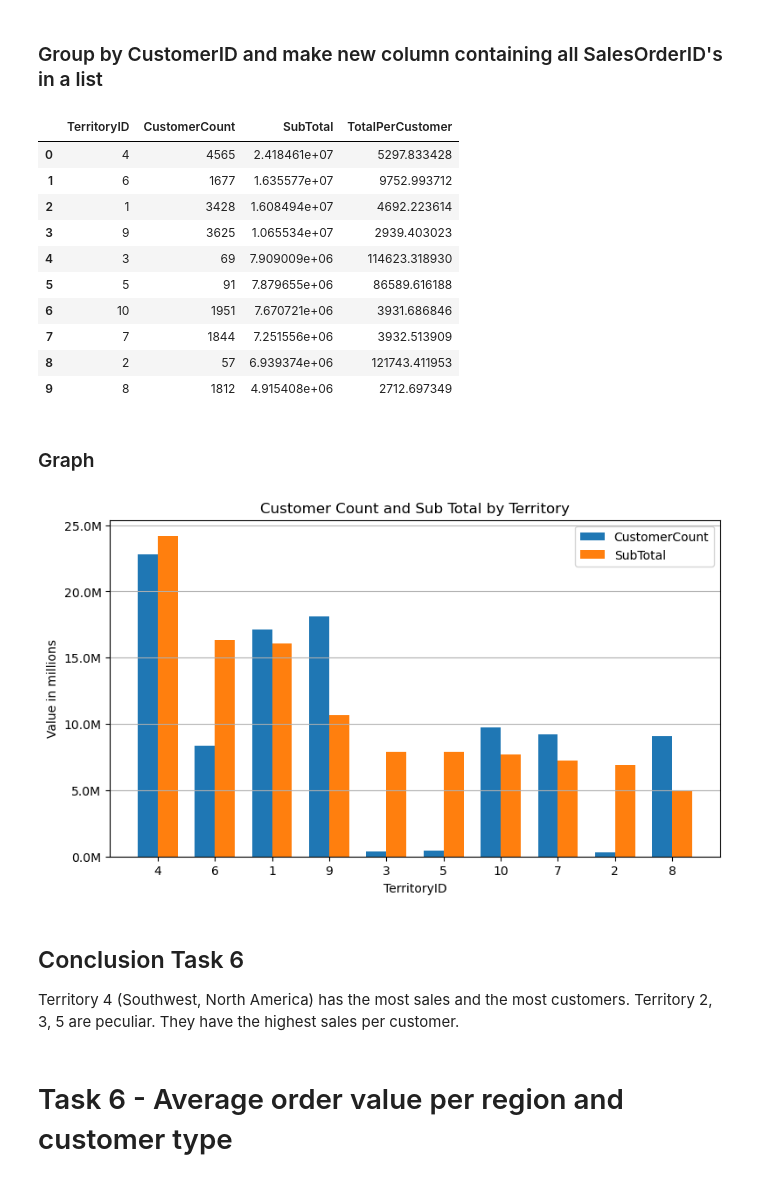
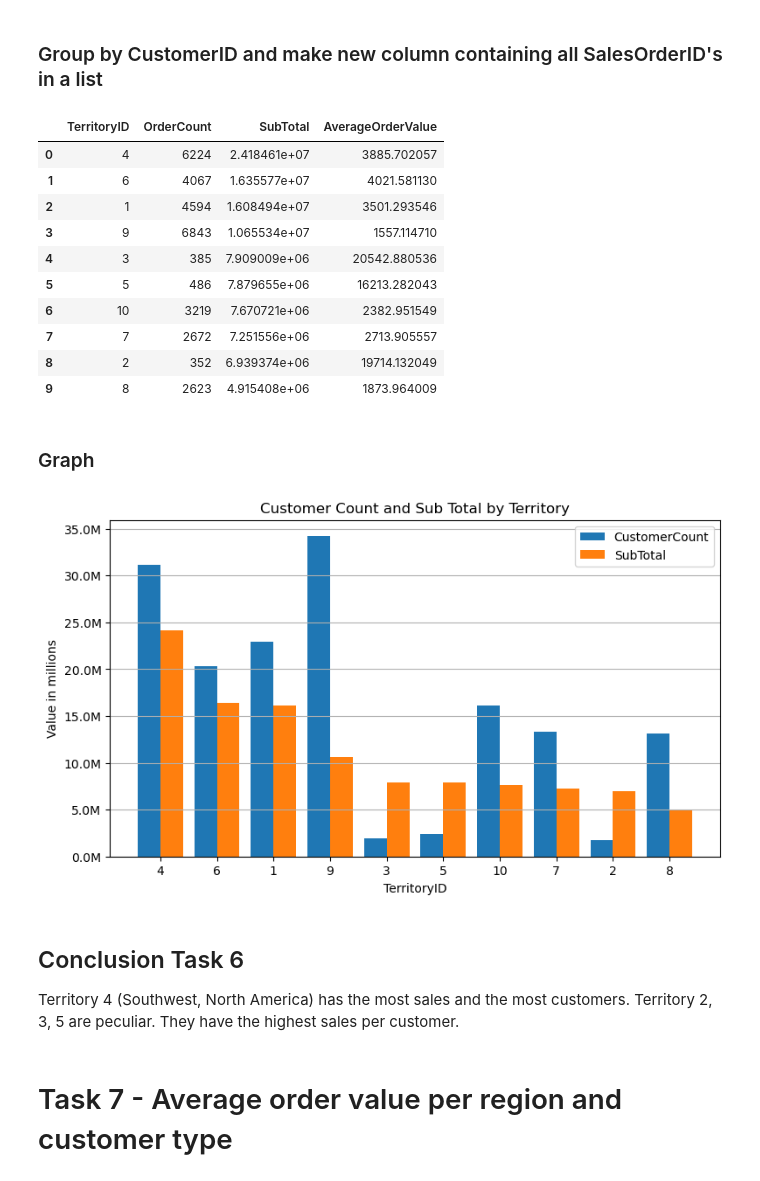
Before and after one commit to markusgunnar/AdventureWorks2025, a Jupyter notebook: Results_Rework.ipynb, the cells around one changed output. Cells and saved outputs as stored; diff of their text form; code cells hidden in the pictures.

Commit message:
Finished Task 7. Wrote Conclusion for Task 3

```diff
--- a/Results_Rework.ipynb
+++ b/Results_Rework.ipynb
@@ -511,10 +515,12 @@ Product 782 dominates the top 10 list at 4,406,151.2662 whereas Subcategory 2 do
 ### Create DataFrame of SalesOrderID, CustomerID, TerritoryID and SubTotal
 # %%
 sales_query = """
-SELECT SalesOrderID, CustomerID, TerritoryID, SubTotal
+SELECT SalesOrderID, SalesPersonID, CustomerID, TerritoryID, SubTotal
 FROM Sales.SalesOrderHeader
 """
 
-sales_df2 = query_df(sales_query)
-sales_df2
+all_sales = query_df(sales_query)
+all_sales = all_sales.fillna(-1)
+
+all_sales
 # %% [output]
@@ -534,64 +540,53 @@ sales_df2
 # %% [markdown]
 ### Group by CustomerID and make new column containing all SalesOrderID's in a list
 # %%
-customer_orders_df = (
-    sales_df2
-    .groupby("CustomerID", as_index=False)
-    .agg({"SalesOrderID": list, "TerritoryID": "first", "SubTotal": "sum"})
-)
-
-# DataFrame with a list of Orders for each unique CustomerID and SubTotal
-customer_orders_df
-
 # Group by TerritoryID and get length of list of customers and SubTotal
-territory_df = (
-    customer_orders_df
+all_sales_territory = (
+    all_sales
     .groupby("TerritoryID", as_index=False)
     .agg({"TerritoryID": "first", "CustomerID": len, "SubTotal": "sum"})
 )
-territory_df.rename(columns={"CustomerID": "CustomerCount"}, inplace=True)
-territory_df = territory_df.sort_values(by="SubTotal", ascending=False).reset_index(drop=True)
-territory_df["TotalPerCustomer"] = territory_df["SubTotal"] / territory_df["CustomerCount"]
+all_sales_territory.rename(columns={"CustomerID": "OrderCount"}, inplace=True)
+all_sales_territory = all_sales_territory.sort_values(by="SubTotal", ascending=False).reset_index(drop=True)
+all_sales_territory["AverageOrderValue"] = all_sales_territory["SubTotal"] / all_sales_territory["OrderCount"]
 
-territory_df
+all_sales_territory
 # %% [output]
-|  | TerritoryID | CustomerCount | SubTotal | TotalPerCustomer |
-| 0 | 4 | 4565 | 2.418461e+07 | 5297.833428 |
-| 1 | 6 | 1677 | 1.635577e+07 | 9752.993712 |
-| 2 | 1 | 3428 | 1.608494e+07 | 4692.223614 |
-| 3 | 9 | 3625 | 1.065534e+07 | 2939.403023 |
-| 4 | 3 | 69 | 7.909009e+06 | 114623.318930 |
-| 5 | 5 | 91 | 7.879655e+06 | 86589.616188 |
-| 6 | 10 | 1951 | 7.670721e+06 | 3931.686846 |
-| 7 | 7 | 1844 | 7.251556e+06 | 3932.513909 |
-| 8 | 2 | 57 | 6.939374e+06 | 121743.411953 |
-| 9 | 8 | 1812 | 4.915408e+06 | 2712.697349 |
+|  | TerritoryID | OrderCount | SubTotal | AverageOrderValue |
+| 0 | 4 | 6224 | 2.418461e+07 | 3885.702057 |
+| 1 | 6 | 4067 | 1.635577e+07 | 4021.581130 |
+| 2 | 1 | 4594 | 1.608494e+07 | 3501.293546 |
+| 3 | 9 | 6843 | 1.065534e+07 | 1557.114710 |
+| 4 | 3 | 385 | 7.909009e+06 | 20542.880536 |
+| 5 | 5 | 486 | 7.879655e+06 | 16213.282043 |
+| 6 | 10 | 3219 | 7.670721e+06 | 2382.951549 |
+| 7 | 7 | 2672 | 7.251556e+06 | 2713.905557 |
+| 8 | 2 | 352 | 6.939374e+06 | 19714.132049 |
+| 9 | 8 | 2623 | 4.915408e+06 | 1873.964009 |
 # %% [markdown]
 ### Graph
 # %%
-x = np.arange(len(territory_df))   # x locations
-width = 0.35             # bar width
+x = np.arange(len(all_sales_territory))
+width = 0.4
 
 fig, ax = plt.subplots(figsize=(9, 5))
 
-#plt.figure(figsize=(8, 5))
-
-ax.bar(x - width/2, territory_df["CustomerCount"]*5000, width, label="CustomerCount")
-ax.bar(x + width/2, territory_df["SubTotal"], width, label="SubTotal")
+ax.bar(x - width/2, all_sales_territory["CustomerCount"]*5000, width, label="CustomerCount")
+ax.bar(x + width/2, all_sales_territory["SubTotal"], width, label="SubTotal")
 ax.yaxis.set_major_formatter(ticker.FuncFormatter(millions))
-ax.set_xticks(x, territory_df["TerritoryID"])
+ax.set_xticks(x, all_sales_territory["TerritoryID"])
 ax.set_xlabel("TerritoryID")
 ax.set_ylabel("Value in millions")
 ax.set_title("Customer Count and Sub Total by Territory")
 ax.grid(axis="y")
 ax.legend()
 
 plt.show()
 # %% [output]
-[figure, old version]
+[figure, new version]
 # %% [markdown]
 ## Conclusion Task 6
 Territory 4 (Southwest, North America) has the most sales and the most customers.
 Territory 2, 3, 5 are peculiar. They have the highest sales per customer.
 # %% [markdown]
-# Task 6 - Average order value per region and customer type
+# Task 7 - Average order value per region and customer type
```
Also changed, not shown: parts of 8 cells of this notebook.
